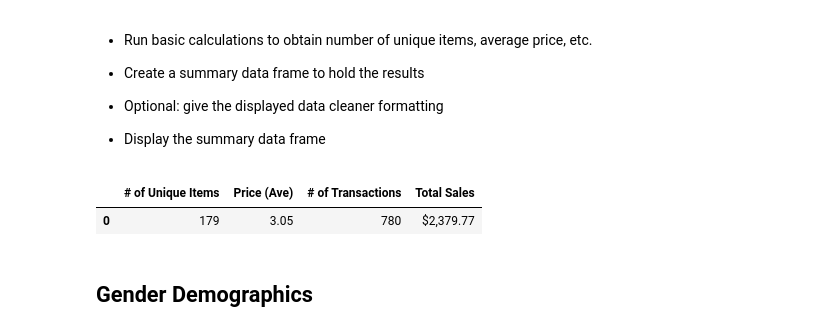
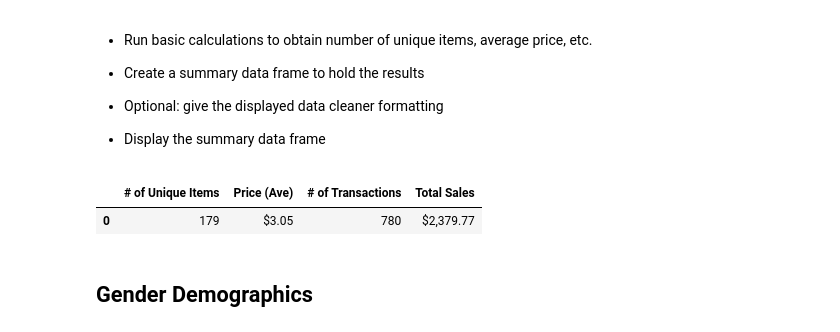
Before and after one commit to FLtoCOTransplant/pandas-challenge, a Jupyter notebook: HeroesOfPymoli_starter.ipynb, the cells around one changed output. Drawn from its saved outputs; the diff is of its cells as text; code cells hidden in the pictures.

```diff
--- a/HeroesOfPymoli_starter.ipynb
+++ b/HeroesOfPymoli_starter.ipynb
@@ -49,33 +49,33 @@ num_players
 # %%
 #Create table variables
 
 #How many unique items are there?
 u_items = len(purchase_data["Item ID"].unique())
 u_items
 
 #How many transactions were there?
 n_trans = purchase_data["Purchase ID"].count()
 n_trans
 
 #What was the total value of the transactions
 t_trans = purchase_data["Price"].sum()
 t_trans = "${:,.2f}".format(t_trans)
 
 #Determine the average price
 ave_price = purchase_data["Price"].mean()
-ave_price
+ave_price = "${:,.2f}".format(ave_price)
 
 #Create dataframe
 Purchasing_Analysis_Total = pd.DataFrame({"# of Unique Items": [u_items],
                                          "Price (Ave)":[ave_price],
                                          "# of Transactions":[n_trans],
                                          "Total Sales":[t_trans]})
 
 output = Purchasing_Analysis_Total.round(2)
 output
 # %% [output]
 |  | # of Unique Items | Price (Ave) | # of Transactions | Total Sales |
-| 0 | 179 | 3.05 | 780 | $2,379.77 |
+| 0 | 179 | $3.05 | 780 | $2,379.77 |
 # %% [markdown]
 ## Gender Demographics
 # %% [markdown]
```
Also changed, not shown: parts of 5 cells of this notebook.
